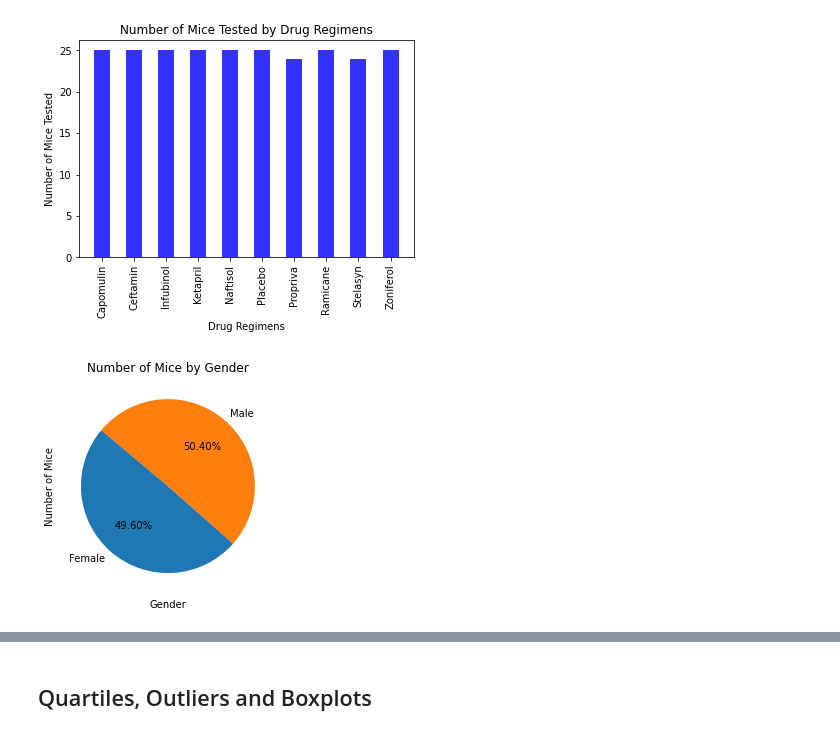
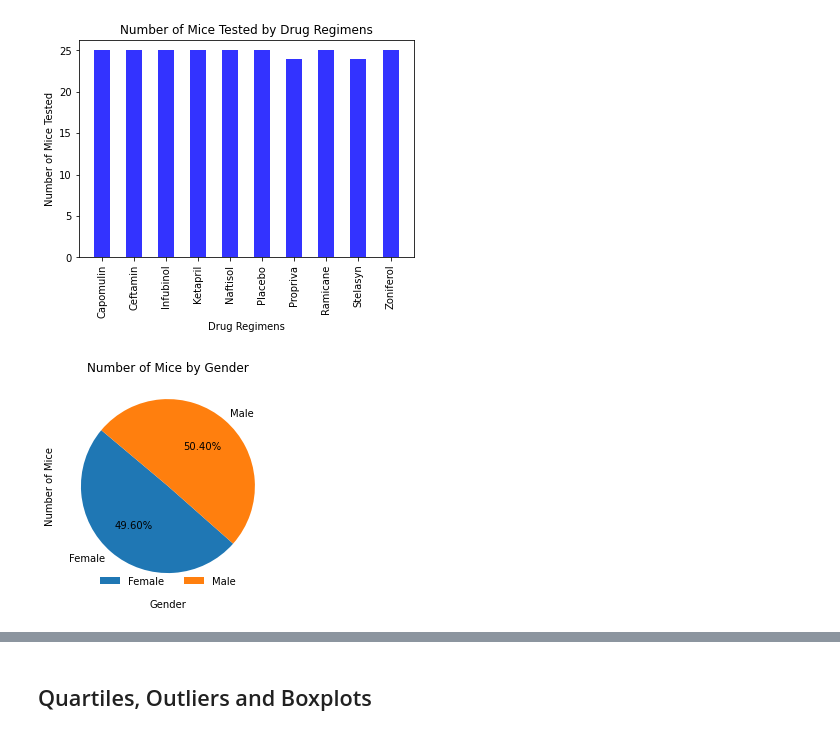
Before and after one commit to zombimaki/matplotlib-challenge, a Jupyter notebook: Pymaceuticals/pymaceuticals.ipynb, the cells around one changed output, grey strips where cells are left out. Cells and saved outputs as stored; diff of their text form; code cells hidden in the pictures.

```diff
--- a/Pymaceuticals/pymaceuticals.ipynb
+++ b/Pymaceuticals/pymaceuticals.ipynb
@@ -220,19 +220,21 @@ plt.show()
 # %%
 # Generate a pie plot showing the distribution of female versus male mice using pandas
 
 # get count of unique mice by gender
 gender_mouse_df =  mouse_study_df.groupby('Sex')['Mouse ID'].nunique()
 
 # plot the pie chart
+fig, ax = plt.subplots()
+
 gender_mouse_chart = gender_mouse_df.plot(kind='pie', y = 'Mouse ID', subplots=True, figsize=(7, 4),autopct="%1.2f%%", startangle=140)
 
 plt.title("Number of Mice by Gender")
 plt.xlabel("Gender")
 plt.ylabel("Number of Mice")
-
+ax.legend(frameon=False, loc='lower center', ncol=2)
 plt.show()
 # %% [output]
-[figure, old version]
+[figure, new version]
 # %%
 # Generate a pie plot showing the distribution of female versus male mice using pyplot
 
```
Also changed, not shown: parts of 5 cells of this notebook.
